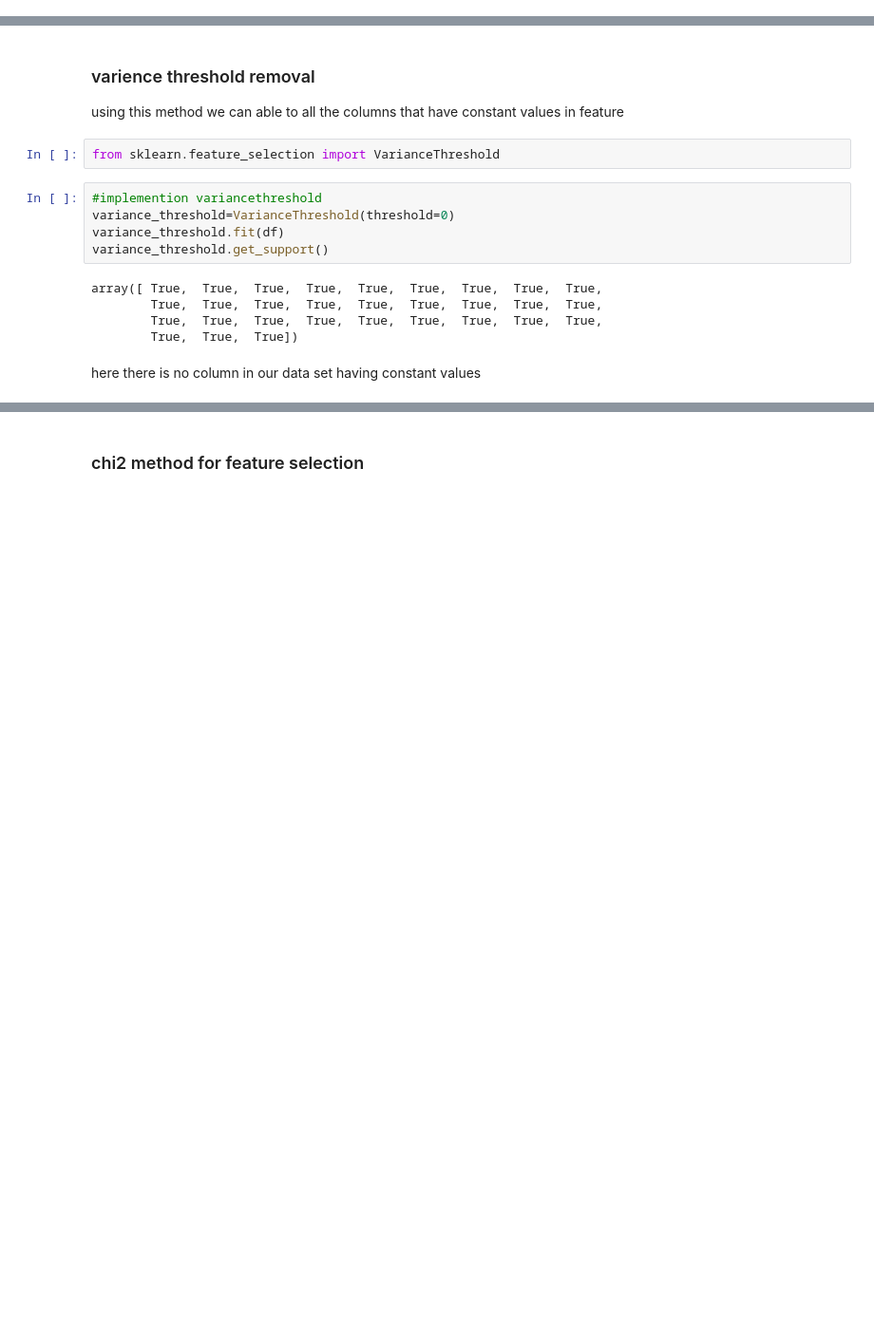
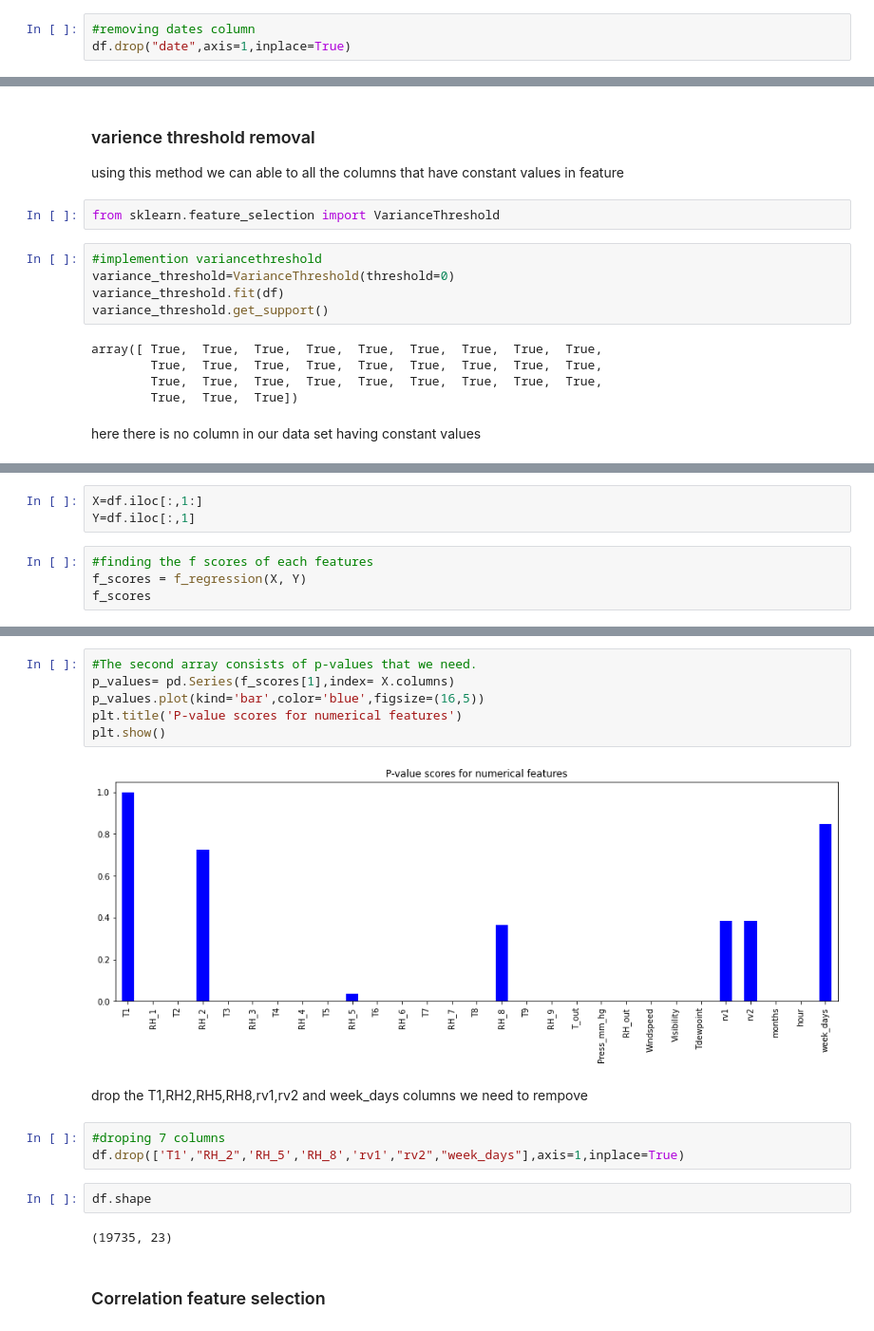
Before and after one commit to Manojpatil123/Capstone-project-Supervised_machinelearning-on-Appliance-Energy-Prediction, a Jupyter notebook: Appliance_Energy_Prediction.ipynb, the cells around one changed output, grey strips where cells are left out. Shown at 95% size. Saved outputs shown, nothing was run; the diff lists cells and outputs as text; blank space fills up the shorter version.

```diff
--- a/Appliance_Energy_Prediction.ipynb
+++ b/Appliance_Energy_Prediction.ipynb
@@ -495,6 +490,9 @@ df.head()
 # %%
 #removing dates column
 df.drop("dates",axis=1,inplace=True)
+# %%
+#removing dates column
+df.drop("date",axis=1,inplace=True)
 # %%
 df.shape
 # %% [output]
@@ -521,0 +526,7 @@ here there is no column in our data set having constant values
+# %%
+X=df.iloc[:,1:]
+Y=df.iloc[:,1]
+# %%
+#finding the f scores of each features
+f_scores = f_regression(X, Y)
+f_scores
@@ -522,2 +550,19 @@ here there is no column in our data set having constant values
+# %%
+#The second array consists of p-values that we need.
+p_values= pd.Series(f_scores[1],index= X.columns)
+p_values.plot(kind='bar',color='blue',figsize=(16,5))
+plt.title('P-value scores for numerical features')
+plt.show()
+# %% [output]
+[figure, added]
+# %% [markdown]
+drop the T1,RH2,RH5,RH8,rv1,rv2 and week_days columns we need to rempove
+# %%
+#droping 7 columns
+df.drop(['T1',"RH_2",'RH_5','RH_8','rv1',"rv2","week_days"],axis=1,inplace=True)
+# %%
+df.shape
+# %% [output]
+(19735, 23)
 # %% [markdown]
-### chi2 method for feature selection
+### Correlation feature selection
```
Also changed, not shown: parts of 123 cells of this notebook.
